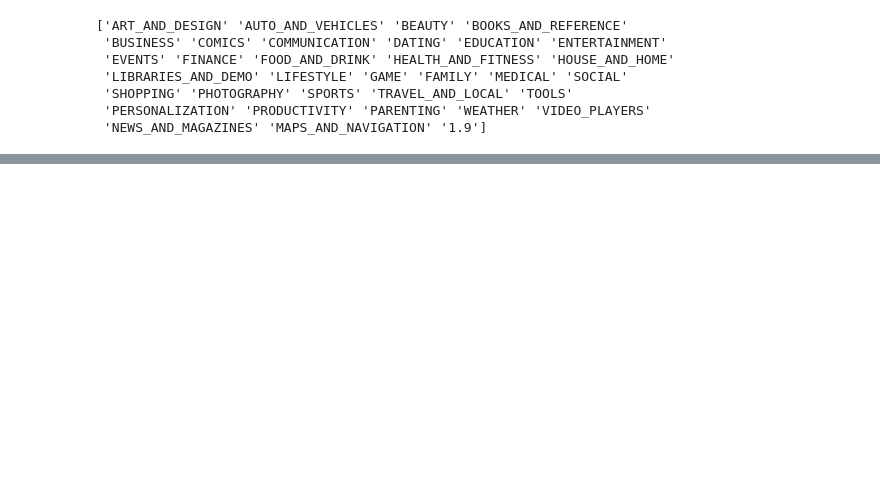
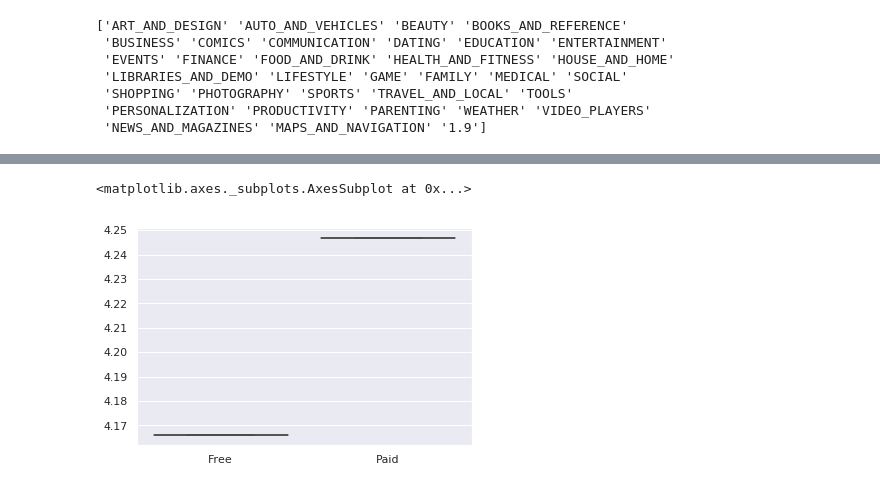
Before and after one commit to xyksoar/UTS_ML2019_ID13130760, a Jupyter notebook: ML2.ipynb, the cells around one changed output, grey strips where cells are left out. Cells and saved outputs as stored; diff of their text form; code cells hidden in the pictures; blank space fills up the shorter version.

```diff
--- a/ML2.ipynb
+++ b/ML2.ipynb
@@ -59,0 +159,8 @@ print(df['Category'].unique())
+# %%
+free_R=df[df.Type=='Free'].Rating.mean()
+paid_R=df[df.Type!='Free'].Rating.mean()
+
+sns.boxplot(x=['Free','Paid'],y=[free_R,paid_R])
+# %% [output]
+<matplotlib.axes._subplots.AxesSubplot at 0x...>
+[figure, added]
```
Also changed, not shown: parts of 41 cells of this notebook.
